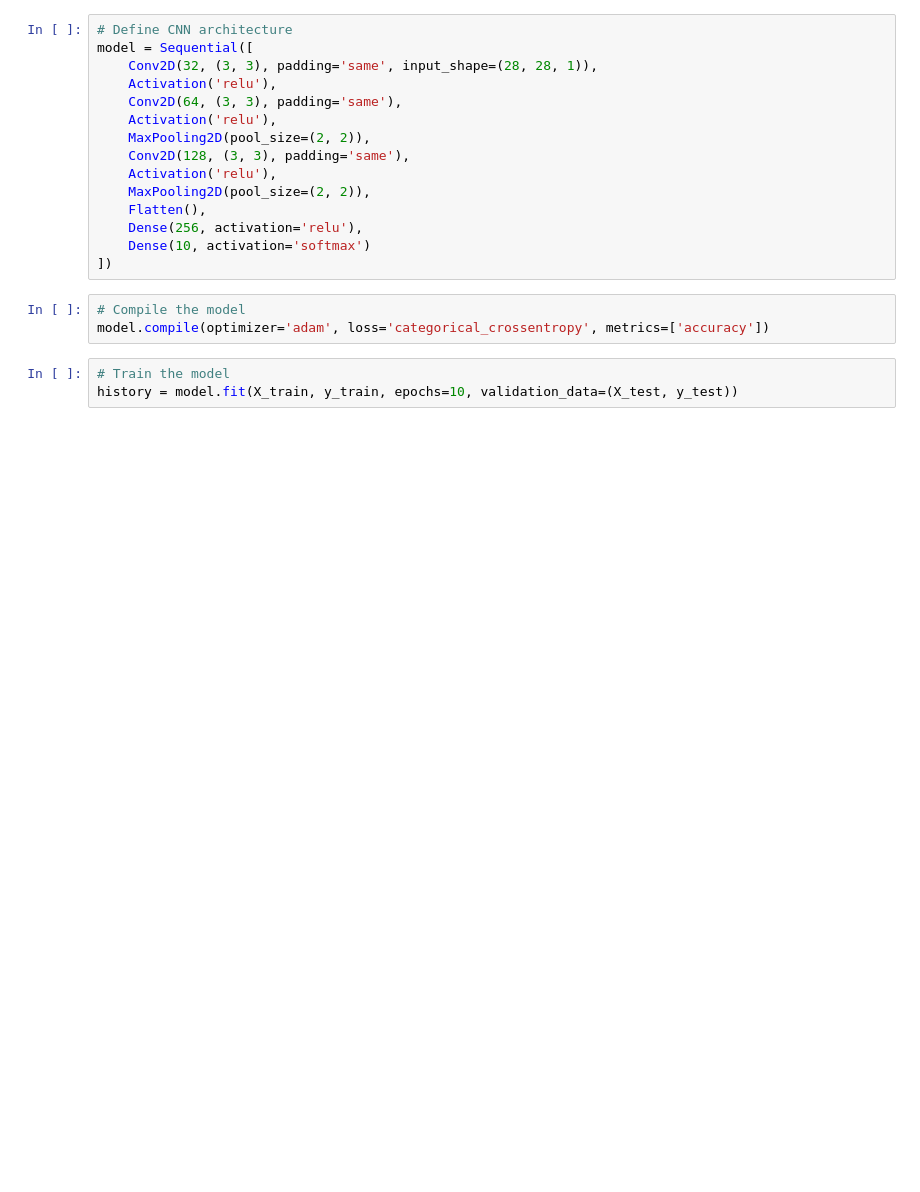
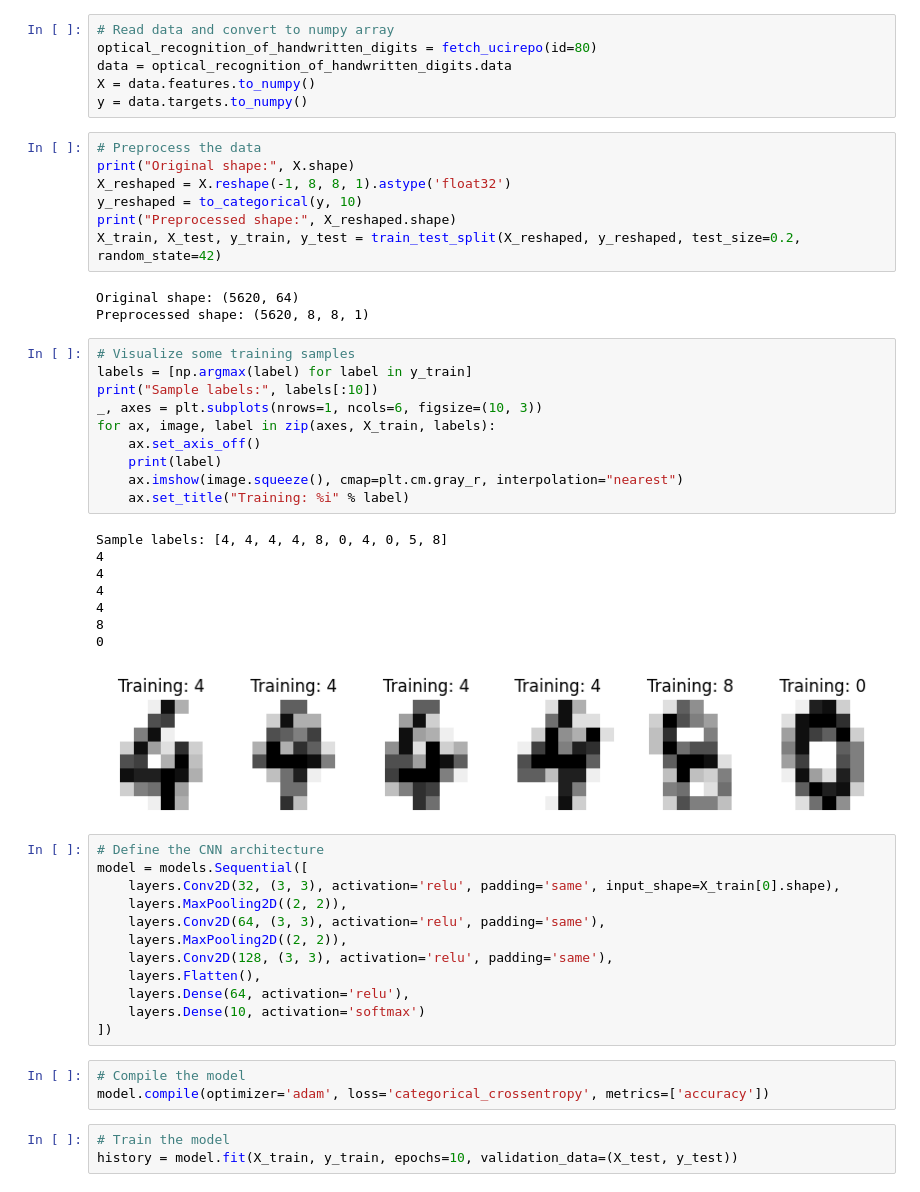
Before and after one commit to manoj99860/Manukalal.github.io, a Jupyter notebook: CNN project.ipynb, the cells around one changed output. Cells and saved outputs as stored; diff of their text form; blank space fills up the shorter version.

```diff
--- a/CNN project.ipynb
+++ b/CNN project.ipynb
@@ -34,17 +31,49 @@ y_test = to_categorical(y_test)
+# %%
+# Read data and convert to numpy array
+optical_recognition_of_handwritten_digits = fetch_ucirepo(id=80)
+data = optical_recognition_of_handwritten_digits.data
+X = data.features.to_numpy()
+y = data.targets.to_numpy()
+# %%
+# Preprocess the data
+print("Original shape:", X.shape)
+X_reshaped = X.reshape(-1, 8, 8, 1).astype('float32')
+y_reshaped = to_categorical(y, 10)
+print("Preprocessed shape:", X_reshaped.shape)
+X_train, X_test, y_train, y_test = train_test_split(X_reshaped, y_reshaped, test_size=0.2, random_state=42)
+# %% [output]
+Original shape: (5620, 64)
+Preprocessed shape: (5620, 8, 8, 1)
+# %%
+# Visualize some training samples
+labels = [np.argmax(label) for label in y_train]
+print("Sample labels:", labels[:10])
+_, axes = plt.subplots(nrows=1, ncols=6, figsize=(10, 3))
+for ax, image, label in zip(axes, X_train, labels):
+    ax.set_axis_off()
+    print(label)
+    ax.imshow(image.squeeze(), cmap=plt.cm.gray_r, interpolation="nearest")
+    ax.set_title("Training: %i" % label)
+# %% [output]
+Sample labels: [4, 4, 4, 4, 8, 0, 4, 0, 5, 8]
+4
+4
+4
+4
+8
+0
+[figure, added]
 # %%
-# Define CNN architecture
-model = Sequential([
-    Conv2D(32, (3, 3), padding='same', input_shape=(28, 28, 1)),
-    Activation('relu'),
-    Conv2D(64, (3, 3), padding='same'),
-    Activation('relu'),
-    MaxPooling2D(pool_size=(2, 2)),
-    Conv2D(128, (3, 3), padding='same'),
-    Activation('relu'),
-    MaxPooling2D(pool_size=(2, 2)),
-    Flatten(),
-    Dense(256, activation='relu'),
-    Dense(10, activation='softmax')
+# Define the CNN architecture
+model = models.Sequential([
+    layers.Conv2D(32, (3, 3), activation='relu', padding='same', input_shape=X_train[0].shape),
+    layers.MaxPooling2D((2, 2)),
+    layers.Conv2D(64, (3, 3), activation='relu', padding='same'),
+    layers.MaxPooling2D((2, 2)),
+    layers.Conv2D(128, (3, 3), activation='relu', padding='same'),
+    layers.Flatten(),
+    layers.Dense(64, activation='relu'),
+    layers.Dense(10, activation='softmax')
 ])
 # %%
 # Compile the model
```
Also changed, not shown: parts of 22 cells of this notebook.
